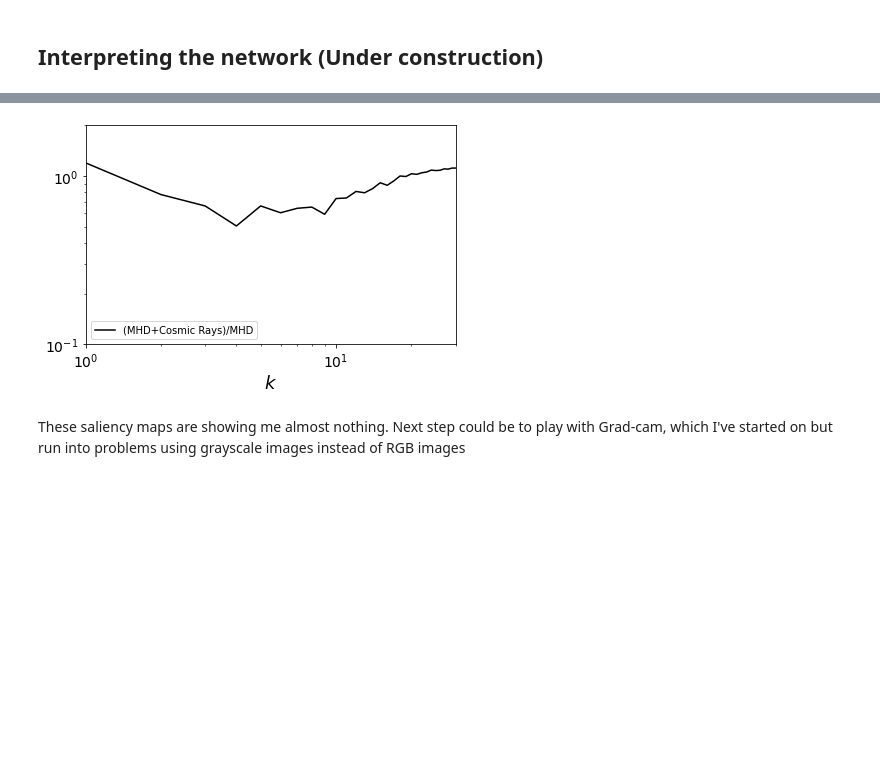
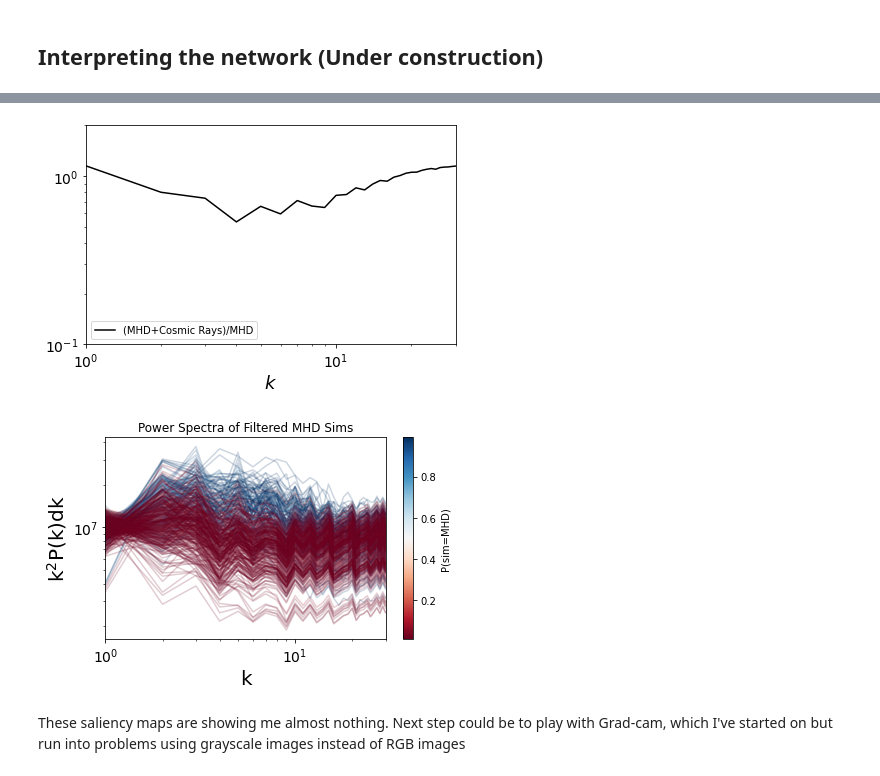
Before and after one commit to bustardchad/ML_Turb, a Jupyter notebook: train_CNN_MHD_vs_CRs.ipynb, the cells around one changed output, grey strips where cells are left out. Drawn from its saved outputs; the diff is of its cells as text; code cells hidden in the pictures; blank space fills up the shorter version.

```diff
--- a/train_CNN_MHD_vs_CRs.ipynb
+++ b/train_CNN_MHD_vs_CRs.ipynb
@@ -935,7 +975,7 @@ fig_spectra, axs_spectra = plt.subplots(n_sigmas, n_examples, figsize=(16,16))
 
 
 # access a batch of labelled images
-dataiter = iter(test_dl)
+dataiter = iter(valid_dl)
 images, labels = next(dataiter)
 
 # select n_example example images from each class
@@ -983,7 +1023,7 @@ plt.show()
 # Let's plot some average spectra for the two classes
 
 # access a batch of labelled images
-dataiter = iter(test_dl)
+dataiter = iter(valid_dl)
 images, labels = next(dataiter)
 
 # select n_example example images from each class
@@ -1057,7 +1097,7 @@ plt.legend(loc="lower left")
 plt.tight_layout()
 plt.show()
 # %% [output]
-[figure, old version]
+[figure, new version]
 # %%
 # make spectra for filtered images and color them by probabilities
 
@@ -1072,7 +1112,7 @@ n_examples = 6 # number of columns
 n_sigmas = 6 # number of different sigmas
 
 # access a batch of labelled images
-dataiter = iter(test_dl)
+dataiter = iter(valid_dl)
 images, labels = next(dataiter)
 
 # select n_example example images from each class
@@ -1090,35 +1130,38 @@ fig, axs = plt.subplots()
 
 for i in range(0,n_sigmas):
   for j in range(0,len(images_class0)):
     plt_image = images_class0[j,:,:,:]
 
     # apply a Gaussian filter with standard deviation sigma to the image
     plt_image = torch.from_numpy(gaussian_filter(plt_image,sigma=float(2*i)))
 
     # create 1D power spectrum of filtered image
     k, pwr = power1D(plt_image)
 
     #run inference on modified image
     output = model(plt_image.reshape(1,1,plt_image.shape[-2],plt_image.shape[-1]))
     output = nn.functional.softmax(output, dim=1) # makes it a probability for each class
 
     prob = output.tolist()[0][int(sim_class)] # grab probability that it was classified as class sim_class
 
     axs.loglog(k,pwr*(k**2),label=r"k$^{2}$P(k)dk",color=colors[np.abs(cvals-prob).argmin()],alpha=0.2)
     #plt.ylim(1.E-1,2.0)
 
 plt.xlim(1,30)
 plt.ylabel(r"k$^{2}$P(k)dk",fontsize=20)
 plt.xlabel("k",fontsize=20)
 plt.xticks(fontsize=14)
 plt.yticks(fontsize=14)
 plt.title("Power Spectra of Filtered MHD Sims")
 fig.colorbar(cmap,label="P(sim=MHD)")
 
 plt.tight_layout()
 #plt.legend()
-plt.savefig("Prob_Filtered_Spectra.png",dpi=600)
-plt.close()
+#plt.savefig("Prob_Filtered_Spectra.png",dpi=600)
+#plt.close()
+plt.show()
+# %% [output]
+[figure, added]
 # %% [markdown]
 These saliency maps are showing me almost nothing. Next step could be to play with Grad-cam, which I've started on but run into problems using grayscale images instead of RGB images
 # %%
```
Also changed, not shown: parts of 13 cells of this notebook.
